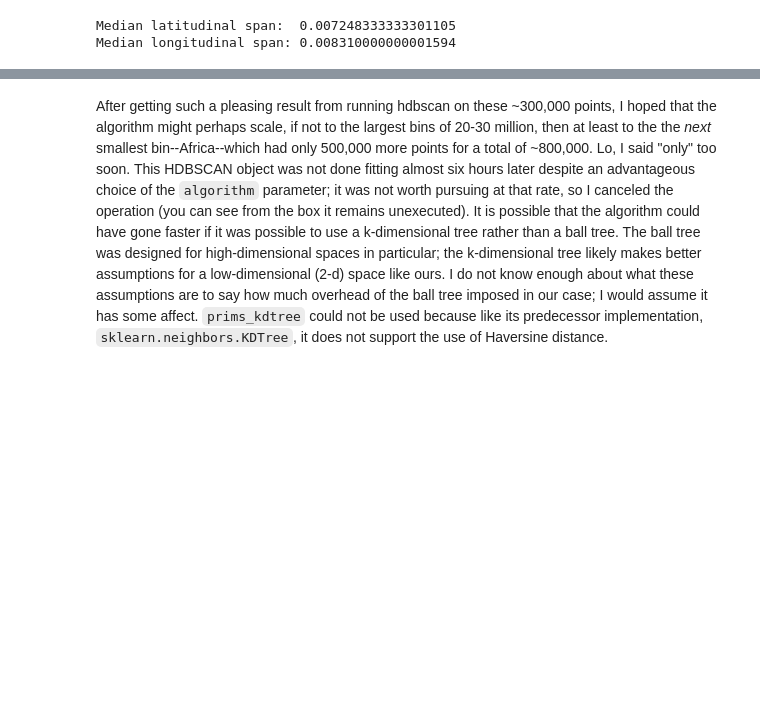
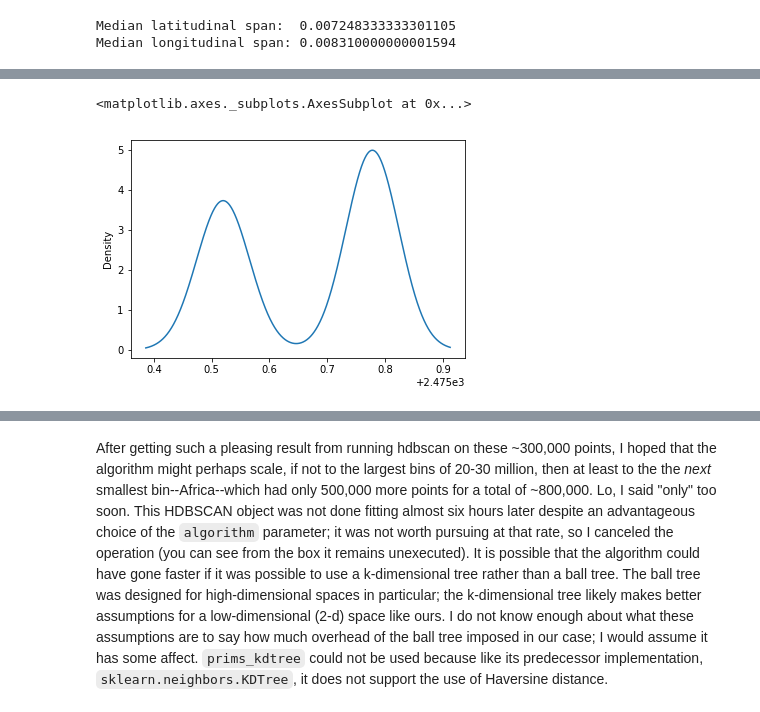
Before and after one commit to shlomenu/Phys18Conf_1, a Jupyter notebook: data-prep.ipynb, the cells around one changed output, grey strips where cells are left out. Drawn from its saved outputs; the diff is of its cells as text; code cells hidden in the pictures; blank space fills up the shorter version.

```diff
--- a/data-prep.ipynb
+++ b/data-prep.ipynb
@@ -527,0 +725,5 @@ Median longitudinal span: 0.008310000000001594
+# %%
+(time_split_sel_clusters['678b']['time'] / 86400).plot(kind='density')
+# %% [output]
+<matplotlib.axes._subplots.AxesSubplot at 0x...>
+[figure, added]
```
Also changed, not shown: parts of 25 cells of this notebook.
